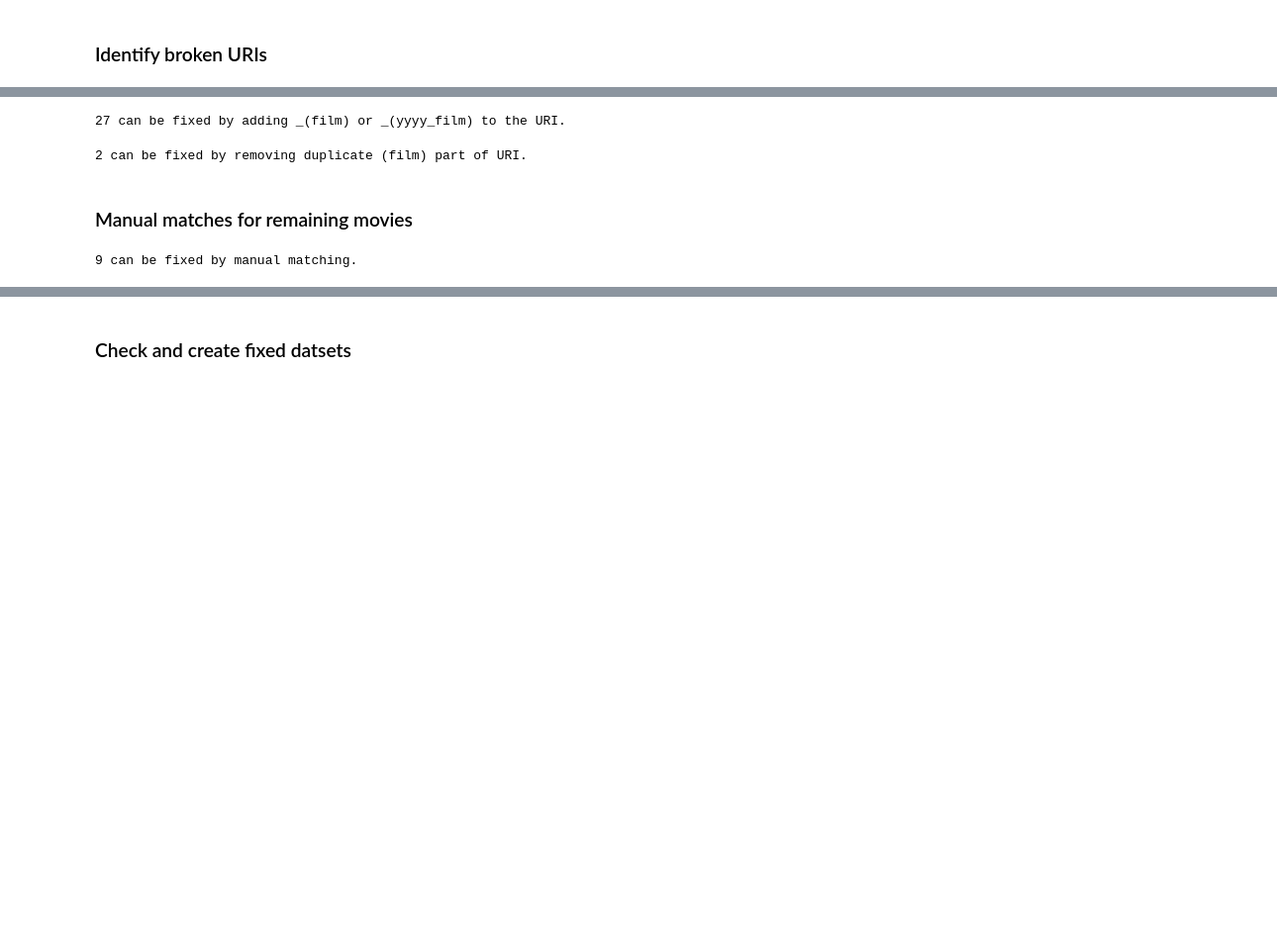
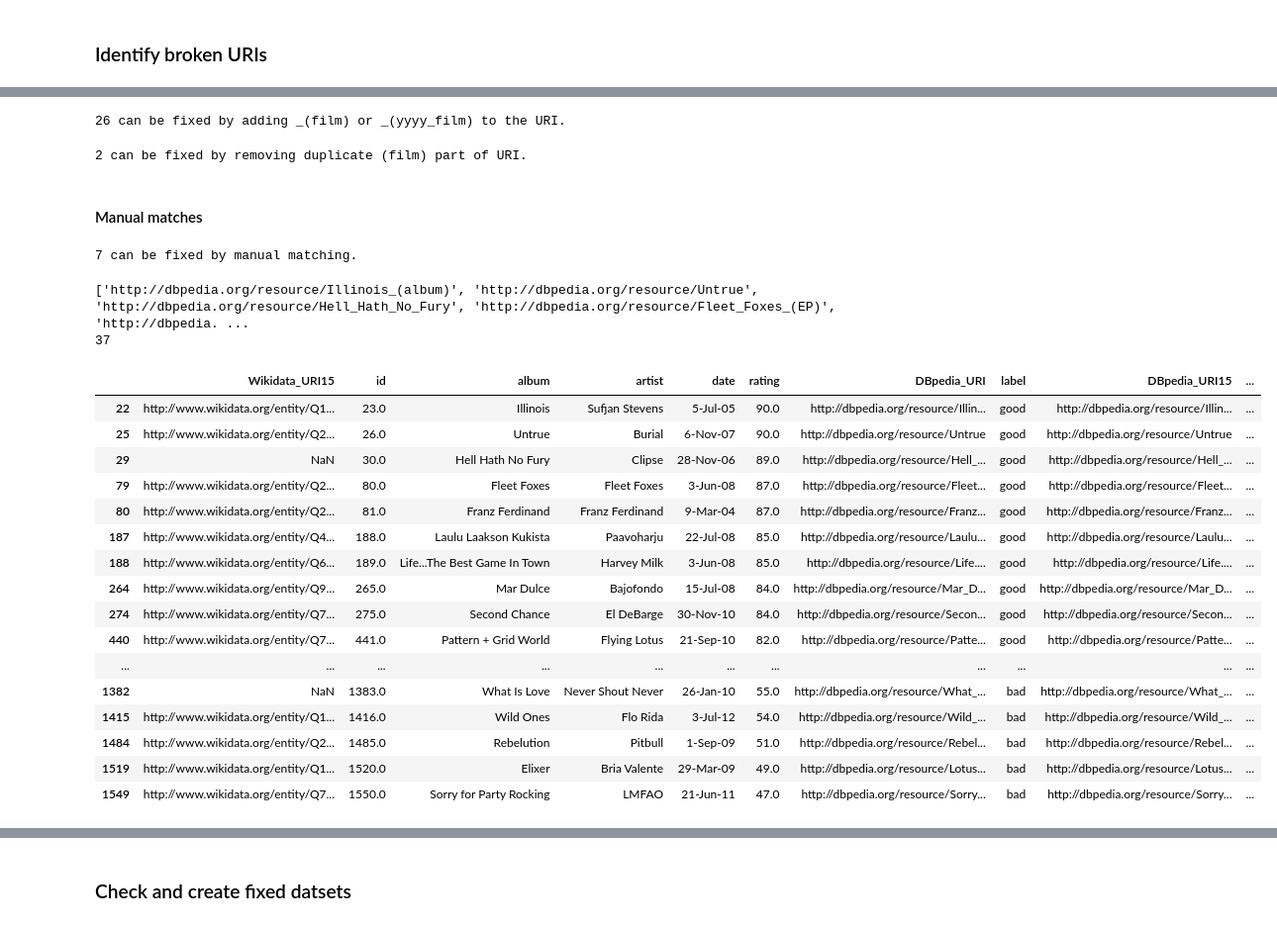
Before and after one commit to rgrenz/rdflime-util, a Jupyter notebook: notebooks/1_DBpediaFixes.ipynb, the cells around one changed output, grey strips where cells are left out. Shown: that part at 99% size. Drawn from its saved outputs; the diff is of its cells as text; code cells hidden in the pictures; blank space fills up the shorter version.

```diff
--- a/notebooks/1_DBpediaFixes.ipynb
+++ b/notebooks/1_DBpediaFixes.ipynb
@@ -37,14 +56,16 @@ fixes = []
 # %%
 # Try adding _(film) or _(yyyy_film) to URI
+ctr = len(fixes)
 for movie in missing:
 
     # Simply add _(film)
     simpleFix = movie + "_(film)"
-    if dbpedia.is_exist([simpleFix]) : fixes.append({"original": movie, "fix": simpleFix})
+    if dbpedia.is_exist([simpleFix]) and movie not in [f["original"] for f in fixes]:
+        fixes.append({"original": movie, "fix": simpleFix})
 
     # Try to add _(yyyy_film)
     else:
-        releaseDate = movieFull[movieFull.DBpedia_URI == movie]["Release date"].iloc[0]
+        releaseDate = dataset_full[dataset_full.DBpedia_URI == movie]["Release date"].iloc[0]
         releaseYear = int(re.search(r"\d{4}", releaseDate).group(0))
 
         maxDistYears = 1
@@ -55,12 +76,12 @@ for movie in missing:
             if not fix.endswith("film)"):
                 fix += f"_({y}_film)"
 
-            if dbpedia.is_exist([fix]):
+            if dbpedia.is_exist([fix]) and movie not in [f["original"] for f in fixes]:
                 fixes.append({"original": movie, "fix": fix})
                 break
-print(f"{len(fixes)} can be fixed by adding _(film) or _(yyyy_film) to the URI.")
+print(f"{len(fixes)-ctr} can be fixed by adding _(film) or _(yyyy_film) to the URI.")
 # %% [output]
-27 can be fixed by adding _(film) or _(yyyy_film) to the URI.
+26 can be fixed by adding _(film) or _(yyyy_film) to the URI.
 # %%
 # Try removing duplicate _(film) or _(yyyy_film) endings
 ctr = len(fixes)
@@ -70,17 +91,18 @@ for movie in missing:
         fix = match.group(0)
         fix = fix[:int(len(fix)/2)]
         fix = movie.replace(fix, "", 1)
-        if dbpedia.is_exist([fix]): fixes.append({"original": movie, "fix": fix})
+        if dbpedia.is_exist([fix]) and movie not in [f["original"] for f in fixes]:
+            fixes.append({"original": movie, "fix": fix})
 print(f"{len(fixes)-ctr} can be fixed by removing duplicate (film) part of URI.")
 # %% [output]
 2 can be fixed by removing duplicate (film) part of URI.
 # %% [markdown]
-### Manual matches for remaining movies
+#### Manual matches
 # %%
+# Manual matches for remaining MOVIES
 ctr = len(fixes)
-fixes.extend([
+mappings = [
     {"original": "http://dbpedia.org:8890/resource/Lone_Star_(1996_film)", "fix": "http://dbpedia.org/resource/Lone_Star_(1996_film)"},
-    {"original": "http://dbpedia.org/resource/La_grande_strada_azzurra", "fix": "http://dbpedia.org/resource/La_grande_strada"}, # appeared in US in 2001, but is from 1957
     {"original": "http://dbpedia.org/resource/Good_Hair_(film)", "fix": "http://dbpedia.org/resource/Good_Hair"},
     {"original": "http://dbpedia.org/resource/Alice_and_Martin_(1998_film)", "fix": "http://dbpedia.org/resource/Alice_and_Martin"},
     {"original": "http://dbpedia.org/resource/Yours,_Mine_and_Ours_(2005_film)", "fix": "http://dbpedia.org/resource/Yours,_Mine_&_Ours_(2005_film)"},
@@ -88,8 +110,38 @@ fixes.extend([
     {"original": "http://dbpedia.org/resource/Das_Wilde_Leben", "fix": "http://dbpedia.org/resource/Eight_Miles_High_(film)"},
     {"original": "http://dbpedia.org/resource/Someone_Like_You_(film)", "fix": "http://dbpedia.org/resource/Someone_like_You_(film)"},
     {"original": "http://dbpedia.org/resource/John_Q", "fix": "http://dbpedia.org/resource/John_Q."},
-    #{"original": "http://dbpedia.org/resource/Moolaad%C3%A9", "fix": "http://dbpedia.org/resource/Moolaadé"},
-])
+]
+
+for mapping in mappings:
+    if mapping["original"] not in [f["original"] for f in fixes]:
+        fixes.append(mapping)
 print(f"{len(fixes)-ctr} can be fixed by manual matching.")
 # %% [output]
-9 can be fixed by manual matching.
+7 can be fixed by manual matching.
+# %%
+remaining = [m for m in missing if m not in [f["original"] for f in fixes]]
+print(remaining)
+print(len(remaining))
+# %% [output]
+['http://dbpedia.org/resource/Illinois_(album)', 'http://dbpedia.org/resource/Untrue', 'http://dbpedia.org/resource/Hell_Hath_No_Fury', 'http://dbpedia.org/resource/Fleet_Foxes_(EP)', 'http://dbpedia. ...
+37
+# %%
+dataset_full[dataset_full.DBpedia_URI.isin(remaining)]
+# %% [output]
+|  | Wikidata_URI15 | id | album | artist | date | rating | DBpedia_URI | label | DBpedia_URI15 | ... |
+| 22 | http://www.wikidata.org/entity/Q1... | 23.0 | Illinois | Sufjan Stevens | 5-Jul-05 | 90.0 | http://dbpedia.org/resource/Illin... | good | http://dbpedia.org/resource/Illin... | ... |
+| 25 | http://www.wikidata.org/entity/Q2... | 26.0 | Untrue | Burial | 6-Nov-07 | 90.0 | http://dbpedia.org/resource/Untrue | good | http://dbpedia.org/resource/Untrue | ... |
+| 29 | NaN | 30.0 | Hell Hath No Fury | Clipse | 28-Nov-06 | 89.0 | http://dbpedia.org/resource/Hell_... | good | http://dbpedia.org/resource/Hell_... | ... |
+| 79 | http://www.wikidata.org/entity/Q2... | 80.0 | Fleet Foxes | Fleet Foxes | 3-Jun-08 | 87.0 | http://dbpedia.org/resource/Fleet... | good | http://dbpedia.org/resource/Fleet... | ... |
+| 80 | http://www.wikidata.org/entity/Q2... | 81.0 | Franz Ferdinand | Franz Ferdinand | 9-Mar-04 | 87.0 | http://dbpedia.org/resource/Franz... | good | http://dbpedia.org/resource/Franz... | ... |
+| 187 | http://www.wikidata.org/entity/Q4... | 188.0 | Laulu Laakson Kukista | Paavoharju | 22-Jul-08 | 85.0 | http://dbpedia.org/resource/Laulu... | good | http://dbpedia.org/resource/Laulu... | ... |
+| 188 | http://www.wikidata.org/entity/Q6... | 189.0 | Life...The Best Game In Town | Harvey Milk | 3-Jun-08 | 85.0 | http://dbpedia.org/resource/Life.... | good | http://dbpedia.org/resource/Life.... | ... |
+| 264 | http://www.wikidata.org/entity/Q9... | 265.0 | Mar Dulce | Bajofondo | 15-Jul-08 | 84.0 | http://dbpedia.org/resource/Mar_D... | good | http://dbpedia.org/resource/Mar_D... | ... |
+| 274 | http://www.wikidata.org/entity/Q7... | 275.0 | Second Chance | El DeBarge | 30-Nov-10 | 84.0 | http://dbpedia.org/resource/Secon... | good | http://dbpedia.org/resource/Secon... | ... |
+| 440 | http://www.wikidata.org/entity/Q7... | 441.0 | Pattern + Grid World | Flying Lotus | 21-Sep-10 | 82.0 | http://dbpedia.org/resource/Patte... | good | http://dbpedia.org/resource/Patte... | ... |
+| ... | ... | ... | ... | ... | ... | ... | ... | ... | ... | ... |
+| 1382 | NaN | 1383.0 | What Is Love | Never Shout Never | 26-Jan-10 | 55.0 | http://dbpedia.org/resource/What_... | bad | http://dbpedia.org/resource/What_... | ... |
+| 1415 | http://www.wikidata.org/entity/Q1... | 1416.0 | Wild Ones | Flo Rida | 3-Jul-12 | 54.0 | http://dbpedia.org/resource/Wild_... | bad | http://dbpedia.org/resource/Wild_... | ... |
+| 1484 | http://www.wikidata.org/entity/Q2... | 1485.0 | Rebelution | Pitbull | 1-Sep-09 | 51.0 | http://dbpedia.org/resource/Rebel... | bad | http://dbpedia.org/resource/Rebel... | ... |
+| 1519 | http://www.wikidata.org/entity/Q1... | 1520.0 | Elixer | Bria Valente | 29-Mar-09 | 49.0 | http://dbpedia.org/resource/Lotus... | bad | http://dbpedia.org/resource/Lotus... | ... |
+| 1549 | http://www.wikidata.org/entity/Q7... | 1550.0 | Sorry for Party Rocking | LMFAO | 21-Jun-11 | 47.0 | http://dbpedia.org/resource/Sorry... | bad | http://dbpedia.org/resource/Sorry... | ... |
```
Also changed, not shown: parts of 11 cells of this notebook, 6 other files.
